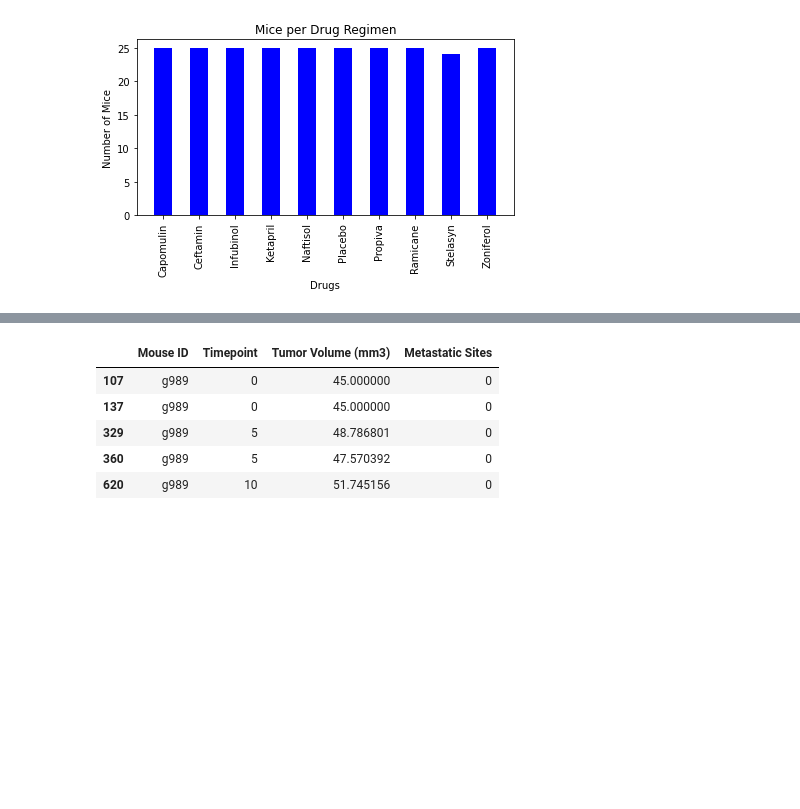
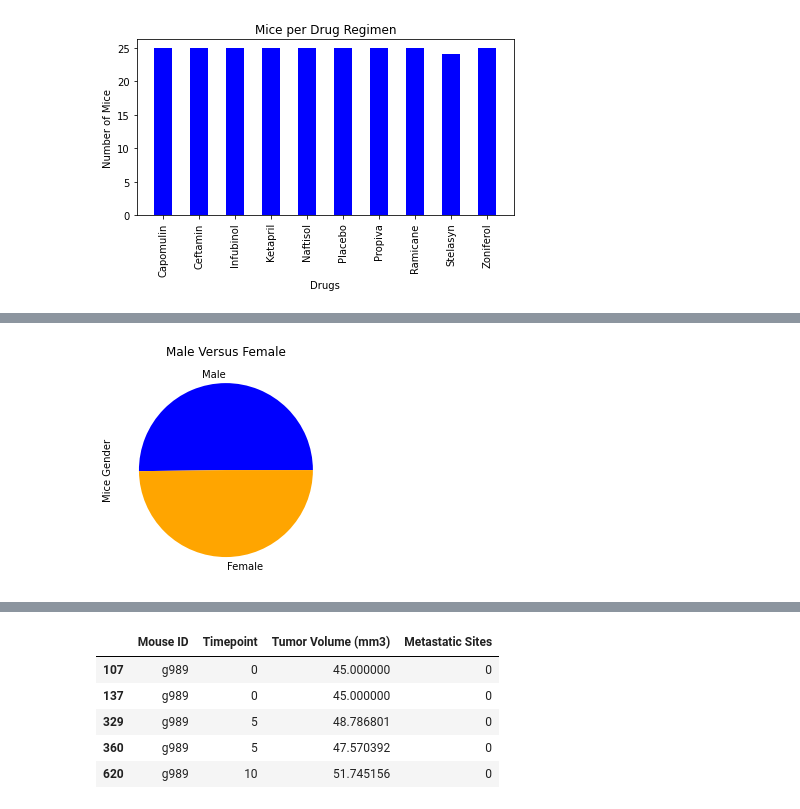
Before and after one commit to kplam624/Mice-Drug-Analysis, a Jupyter notebook: Submission/main.ipynb, the cells around one changed output, grey strips where cells are left out. Saved outputs shown, nothing was run; the diff lists cells and outputs as text; code cells hidden in the pictures; blank space fills up the shorter version.

```diff
--- a/Submission/main.ipynb
+++ b/Submission/main.ipynb
@@ -170,0 +173,13 @@ plt.show()
+# %%
+# This uses matplotlib to show the plot
+label = ['Male', 'Female']
+sizes = sex_count
+colors = ['blue','orange']
+
+plt.pie(sizes, labels=label, colors=colors)
+
+plt.title("Male Versus Female")
+plt.ylabel("Mice Gender")
+plt.show()
+# %% [output]
+[figure, added]
```
Also changed, not shown: parts of 5 cells of this notebook.
